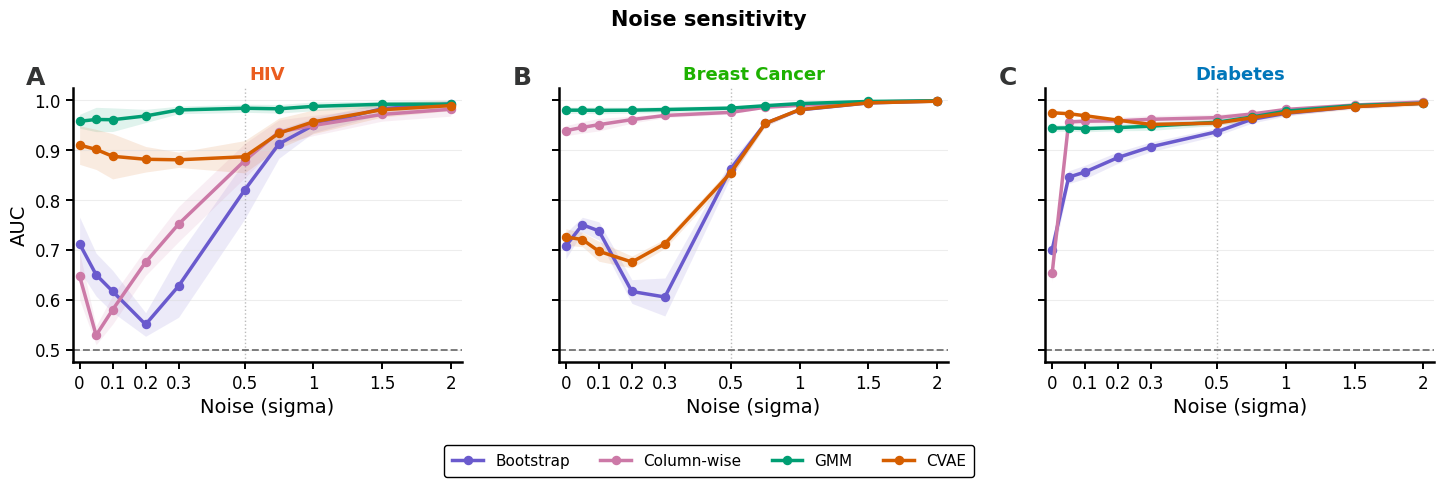
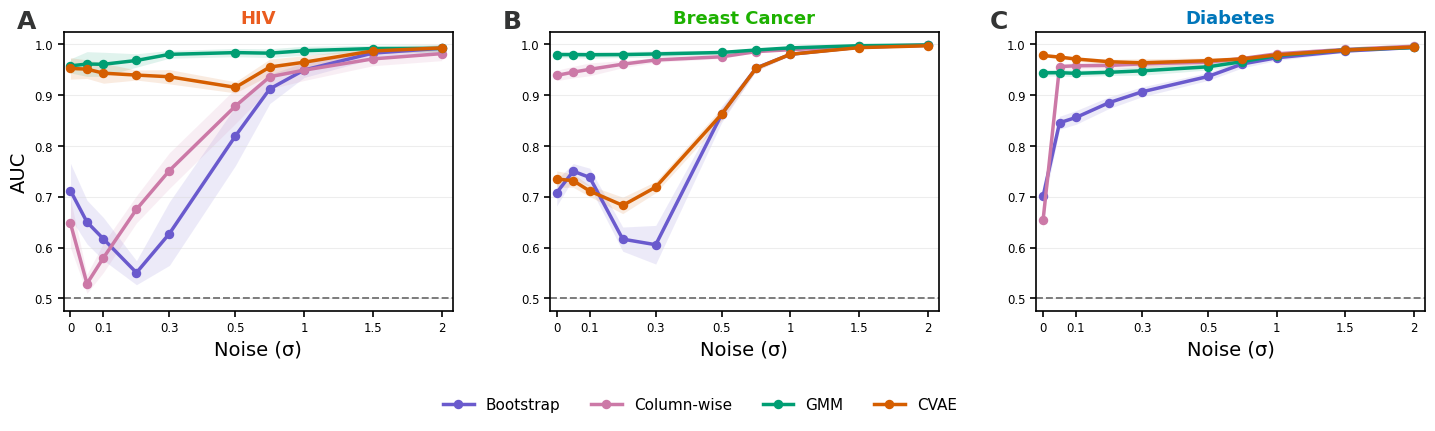
Code edit (unified diff) that turned the first committed figure into the second:
--- before
+++ after
@@ -71,5 +71,5 @@
     legend_handles = []
     tick_sigmas = np.asarray(sorted(noise_df["sigma"].unique()), dtype=float)
-    tick_sigmas = tick_sigmas[np.isin(tick_sigmas, [0, 0.1, 0.2, 0.3, 0.5, 1.0, 1.5, 2.0])]
+    tick_sigmas = tick_sigmas[np.isin(tick_sigmas, [0, 0.1, 0.3, 0.5, 1.0, 1.5, 2.0])]
     tick_positions = noise_axis_position(tick_sigmas)
     tick_labels = [f"{s:g}" for s in tick_sigmas]
@@ -89,22 +89,24 @@
                 legend_handles.append(line)
         ax.axhline(0.5, color="#777777", linestyle="--", linewidth=1.35)
-        ax.axvline(noise_axis_position(0.5), color="#BBBBBB", linestyle=":", linewidth=1.0, zorder=0)
+
         ax.set_title(ds, color=DATASET_COLORS[ds], weight="semibold", fontsize=13)
-        ax.set_xlabel("Noise (sigma)")
+        ax.set_xlabel("Noise (σ)")
         ax.set_xticks(tick_positions)
         ax.set_xticklabels(tick_labels)
         ax.set_xlim(noise_axis_position(0) - 0.05, noise_axis_position(float(np.max(noise_df["sigma"]))) + 0.08)
         clean_axis(ax, grid_axis="y")
-        ax.spines["left"].set_linewidth(1.8)
-        ax.spines["bottom"].set_linewidth(1.8)
-        ax.tick_params(width=1.4, length=5)
+
+        for spine in ax.spines.values():
+            spine.set_visible(True)
+            spine.set_linewidth(1.2)
+
+        ax.tick_params(labelsize=8.5, width=1.2, length=4, labelleft=True)
+
         add_panel_label(ax, panel)
     axes[0].set_ylabel("AUC")
     fig.legend(legend_handles, METHOD_ORDER, loc="lower center", bbox_to_anchor=(0.5, 0.01), ncol=len(METHOD_ORDER),
-               frameon=True, facecolor="white", edgecolor="black", framealpha=1.0, borderpad=0.55)
-    fig.suptitle("Noise sensitivity", y=0.98, fontsize=15, weight="semibold")
-    # fig.text(0.5, 0.075, "The x-axis expands 0-0.5 to show the low-noise region more clearly; tick labels show original sigma values.",
-    #          ha="center", fontsize=9.0, color="#444444")
-    fig.subplots_adjust(left=0.07, right=0.99, top=0.82, bottom=0.26, wspace=0.25)
+               frameon=True, facecolor="white", edgecolor="black", framealpha=0, borderpad=0.55)
+    # fig.suptitle("Noise sensitivity", y=0.98, fontsize=15, weight="semibold")
+    fig.subplots_adjust(left=0.07, right=0.99, top=0.82, bottom=0.25, wspace=0.25)
     return fig
 

Commit: touch designer pro 2